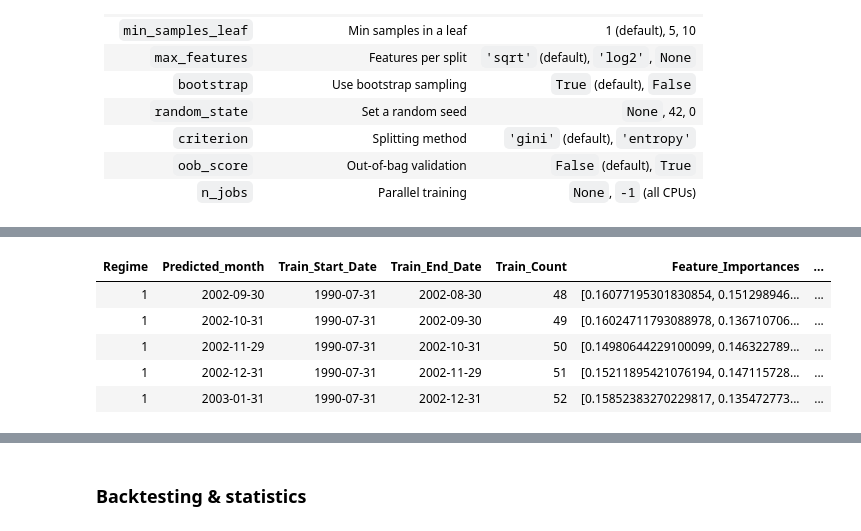
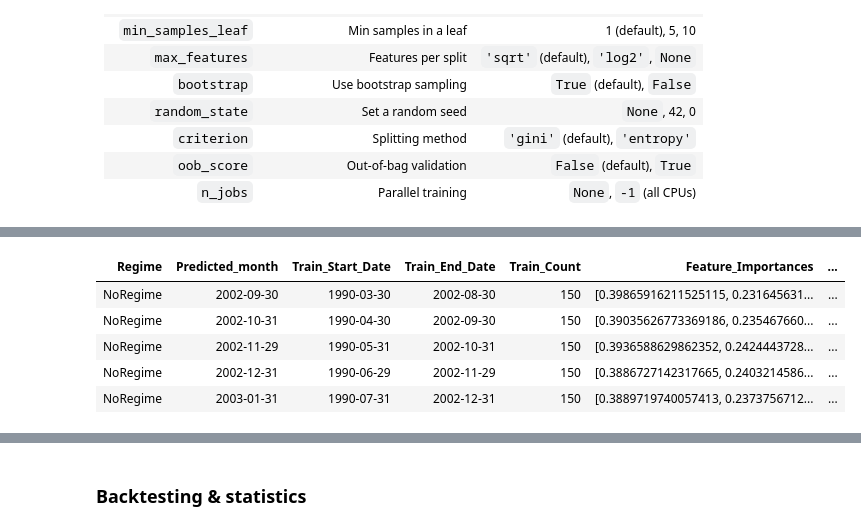
Before and after one commit to Elkkujou/Gradu, a Jupyter notebook: RF REGIIMI HYVÄ TRAINING.ipynb, the cells around one changed output, grey strips where cells are left out. Drawn from its saved outputs; the diff is of its cells as text; code cells hidden in the pictures.

```diff
--- a/RF REGIIMI HYVÄ TRAINING.ipynb
+++ b/RF REGIIMI HYVÄ TRAINING.ipynb
@@ -50,6 +50,7 @@ Resolving deltas: 100% (70/70), done.
 'Financial turbulence.ipynb'   RF_Gradu.ipynb  'RF_regime (3).ipynb'
 # %%
 skip_training = False
+use_regime_split = False
 # %%
 # # Import Required Libraries
 #
@@ -88,14 +89,15 @@ print(df.columns)
 #UNUSED: 'Financial Turbulance'
 # 'H.Regimes' // TÄÄÄ RIKKI, EI OO NUMERO
 
-FEATURES = ['VIXCLS', 'CPI', 'LEI', '10yr', 'Financial condition', 'Drawdown', '10y-2y']
+#FEATURES = ['VIXCLS', 'CPI', 'LEI', '10yr', 'Financial condition', 'Drawdown', '10y-2y']
+FEATURES = ['VIXCLS', 'Drawdown', 'LEI']
 
 # Model split by column
 REGIMES_COLUMN = 'Vix-regimes2'
 
 # Used factors
 FACTORS = [
-    'USA MOMENTUM Standard (Large+Mid Cap)',
+    #'USA MOMENTUM Standard (Large+Mid Cap)',
     'USA MINIMUM VOLATILITY (USD) Standard (Large+Mid Cap)',
     'USA RISK WEIGHTED Standard (Large+Mid Cap)',
     'USA SECTOR NEUTRAL QUALITY Standard (Large+Mid Cap)',
@@ -422,17 +422,14 @@ step_size = 1      # Step size for rolling window
 | `oob_score`        | Out-of-bag validation                     | `False` (default), `True`       |
 | `n_jobs`           | Parallel training                         | `None`, `-1` (all CPUs)         |
 # %%
+# --- Code cell 11 ---
 from sklearn.ensemble import RandomForestClassifier
 import pandas as pd
 import numpy as np
 
 # Parameters:
 overall_window_size = 150   # Overall training window size (from the full sorted data)
-min_data_threshold = 20     # Minimum number of regime-specific observations required
-
-# Define the regime names in your desired order.
-# (This is used only for reporting purposes.)
-regime_names = ["Expansion", "Recovery", "Contraction", "Slowdown"]
+min_data_threshold = 20     # Minimum number of observations required
 
 # Create an empty list to accumulate the results.
 results = []
@@ -445,57 +442,67 @@ for i in range(overall_window_size, len(df_sorted)):
     # Get the test row (a single-row DataFrame)
     test_row = df_sorted.iloc[i]
     Predicted_month = test_row['Date']
-    test_regime = test_row[REGIMES_COLUMN]
 
-    # Define the overall training window as the 120 rows immediately preceding the test row.
+    # If using regimes, extract the test regime
+    if use_regime_split:
+        test_regime = test_row[REGIMES_COLUMN]
+    else:
+        test_regime = None  # Not used if we're not splitting by regime
+
+    # Define the overall rolling window as the N rows immediately preceding the test row.
     overall_train_window = df_sorted.iloc[i - overall_window_size : i]
 
-    # From the overall training window, filter for rows belonging to the test row's regime.
-    regime_train_window = overall_train_window[ overall_train_window[REGIMES_COLUMN] == test_regime ]
+    # Optionally filter the training window by the test regime
+    if use_regime_split:
+        regime_train_window = overall_train_window[ overall_train_window[REGIMES_COLUMN] == test_regime ]
+    else:
+        # If not splitting by regime, just use the entire rolling window
+        regime_train_window = overall_train_window
 
-    # If the filtered training window does not meet the minimum threshold, skip this test row.
+    # If the filtered training window is too small, skip
     if len(regime_train_window) < min_data_threshold:
-        # Optionally, you can print a message.
-        print(f"Test row date {Predicted_month.date()} in regime '{test_regime}': only {len(regime_train_window)} regime obs (<{min_data_threshold}), skipping.\n")
+        print(f"Test row date {Predicted_month.date()}: only {len(regime_train_window)} obs (<{min_data_threshold}), skipping.\n")
         continue
 
-    # Ensure that the last training observation in the regime training window is from a month strictly earlier than the test date.
+    # Ensure that the last training observation is from a strictly earlier month (avoid same-month overlap).
     last_train_date = regime_train_window['Date'].iloc[-1]
     if last_train_date.year == Predicted_month.year and last_train_date.month >= Predicted_month.month:
-        print(f"Test row date {Predicted_month.date()} in regime '{test_regime}': last training date {last_train_date.date()} is in the same month as test date, skipping.\n")
+        print(f"Test row {Predicted_month.date()}: last training date {last_train_date.date()} is in the same month, skipping.\n")
         continue
 
-    # For logging, define the regime training window start and end dates.
+    # For logging, define the training window start and end dates.
     train_start_date = regime_train_window['Date'].iloc[0]
     train_end_date = last_train_date
     n_train = len(regime_train_window)
-    print(f"Test row date: {Predicted_month.date()}, regime: {test_regime}")
-    print(f"  Regime training window: {train_start_date.date()} to {train_end_date.date()} with {n_train} obs")
+    print(f"Test row date: {Predicted_month.date()}")
+    if use_regime_split:
+        print(f"  Regime: {test_regime}, Training window: {train_start_date.date()} to {train_end_date.date()}, {n_train} obs")
+    else:
+        print(f"  No regime split. Training window: {train_start_date.date()} to {train_end_date.date()}, {n_train} obs")
 
-    # Prepare training features and target from the regime-specific training window.
+    # Prepare training features and target
     X_train = regime_train_window[FEATURES].dropna()
     y_train = regime_train_window['Winning Factor'].loc[X_train.index]
+
     if len(X_train) < min_data_threshold:
         print("   -> After dropping NAs, not enough training data, skipping iteration.\n")
         continue
 
-    # Train the Random Forest model.
+    # Train Random Forest
     rf_model = RandomForestClassifier(n_estimators=100, random_state=42)
     rf_model.fit(X_train, y_train)
 
-    # Prepare the test features.
+    # Prepare test features
     X_test = test_row[FEATURES].to_frame().T.dropna()
     if X_test.empty:
         print("   -> Test features are empty, skipping iteration.\n")
         continue
 
-    # Get predicted probabilities and predicted winner.
+    # Predict probabilities and winner
     predicted_probabilities = rf_model.predict_proba(X_test)[0]
     predicted_winner = rf_model.classes_[predicted_probabilities.argmax()]
 
-    # --- Fix Allocated Return Calculation ---
-    # The FACTORS list has 5 entries; the model may only output probabilities for a subset.
-    # Create a full probability vector (length = len(FACTORS)) with zeros.
+    # Allocate return by weighting each factor's return by its predicted probability
     full_probs = np.zeros(len(FACTORS))
     for cls, prob in zip(rf_model.classes_, predicted_probabilities):
         try:
@@ -503,18 +510,18 @@ for i in range(overall_window_size, len(df_sorted)):
             full_probs[idx] = prob
         except ValueError:
             print(f"Warning: Class '{cls}' not found in FACTORS.")
+
     allocated_return = (full_probs * test_row[FACTORS].values).sum()
-    # --- End Fix ---
 
-    # Store the results, including the actual (true) winning factor.
+    # Store results
     result = {
-        'Regime': test_regime,
+        'Regime': test_regime if use_regime_split else 'NoRegime',
         'Predicted_month': Predicted_month,
         'Train_Start_Date': train_start_date,
         'Train_End_Date': train_end_date,
         'Train_Count': len(X_train),
-        'Feature_Importances': rf_model.feature_importances_,  # as a NumPy array
-        'Predicted_Probabilities': full_probs,                # full probability vector (length = len(FACTORS))
+        'Feature_Importances': rf_model.feature_importances_,
+        'Predicted_Probabilities': full_probs,
         'Predicted_Winner': predicted_winner,
         'Allocated_Return': allocated_return,
         'Actual_Winner': test_row['Winning Factor']
@@ -526,22 +533,16 @@ for i in range(overall_window_size, len(df_sorted)):
 # Convert the results list into a DataFrame.
 results_df = pd.DataFrame(results)
 
-
-
-# Print all column headers
 print("Headers in results_df:")
 print(results_df.columns.tolist())
 
-# Parameters
-num_rows_to_show = 5  # Change this to the number of rows you want to display
-
-# Display only the first 'num_rows_to_show' rows of the DataFrame
+# Display first few predictions
+num_rows_to_show = 5
 html_table = results_df.head(num_rows_to_show).to_html(index=False)
-
-# Display the HTML table
 from IPython.display import display, HTML
 display(HTML(html_table))
 
+# Keep track that expansions haven't run yet
 feature_importances_expanded = False
 probabilities_expanded = False
 regimes_converted = False
@@ -560,16 +561,16 @@ Test row date: 2002-11-29, regime: 1
    -> Model trained and prediction made.
 
 ... (1050 lines left out)
    -> Model trained and prediction made.
 
 Headers in results_df:
 ['Regime', 'Predicted_month', 'Train_Start_Date', 'Train_End_Date', 'Train_Count', 'Feature_Importances', 'Predicted_Probabilities', 'Predicted_Winner', 'Allocated_Return', 'Actual_Winner']
 | Regime | Predicted_month | Train_Start_Date | Train_End_Date | Train_Count | Feature_Importances | ... |
-| 1 | 2002-09-30 | 1990-07-31 | 2002-08-30 | 48 | [0.16077195301830854, 0.151298946... | ... |
-| 1 | 2002-10-31 | 1990-07-31 | 2002-09-30 | 49 | [0.16024711793088978, 0.136710706... | ... |
-| 1 | 2002-11-29 | 1990-07-31 | 2002-10-31 | 50 | [0.14980644229100099, 0.146322789... | ... |
-| 1 | 2002-12-31 | 1990-07-31 | 2002-11-29 | 51 | [0.15211895421076194, 0.147115728... | ... |
-| 1 | 2003-01-31 | 1990-07-31 | 2002-12-31 | 52 | [0.15852383270229817, 0.135472773... | ... |
+| NoRegime | 2002-09-30 | 1990-03-30 | 2002-08-30 | 150 | [0.39865916211525115, 0.231645631... | ... |
+| NoRegime | 2002-10-31 | 1990-04-30 | 2002-09-30 | 150 | [0.39035626773369186, 0.235467660... | ... |
+| NoRegime | 2002-11-29 | 1990-05-31 | 2002-10-31 | 150 | [0.3936588629862352, 0.2424443728... | ... |
+| NoRegime | 2002-12-31 | 1990-06-29 | 2002-11-29 | 150 | [0.3886727142317665, 0.2403214586... | ... |
+| NoRegime | 2003-01-31 | 1990-07-31 | 2002-12-31 | 150 | [0.3889719740057413, 0.2373756712... | ... |
 # %%
 # Optional: Expand the feature importances array into separate columns (only if not done already).
 if not feature_importances_expanded:
```
Also changed, not shown: parts of 20 cells of this notebook.
